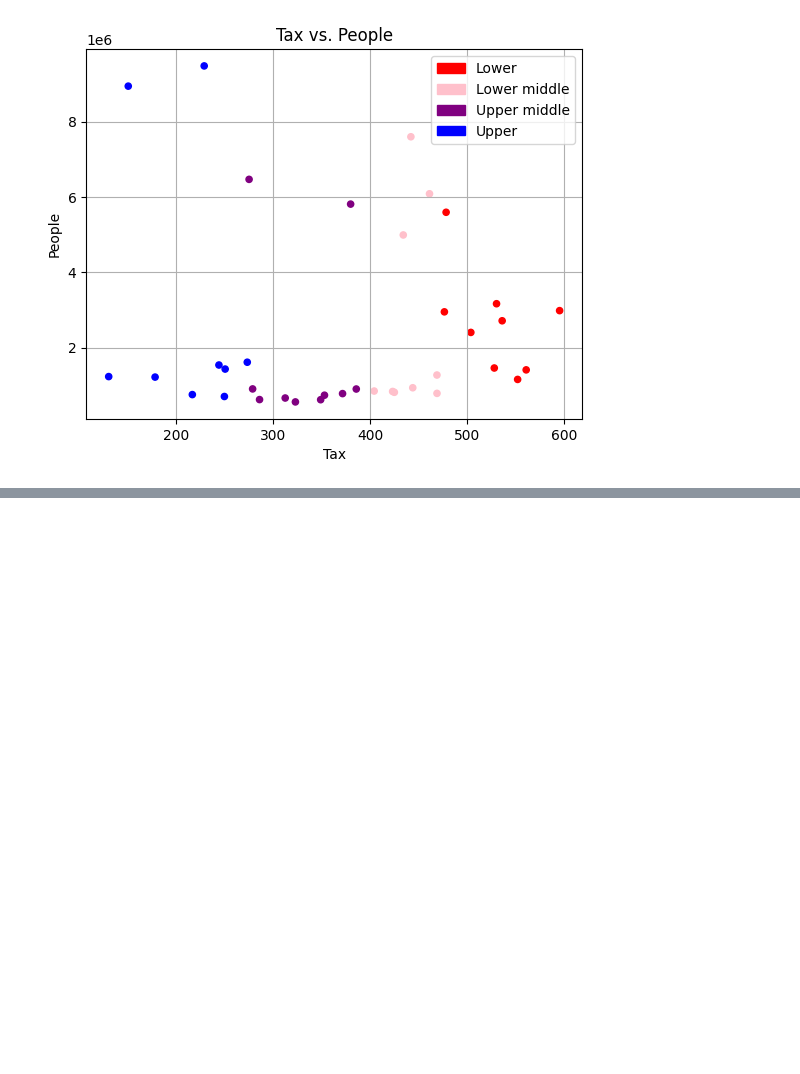
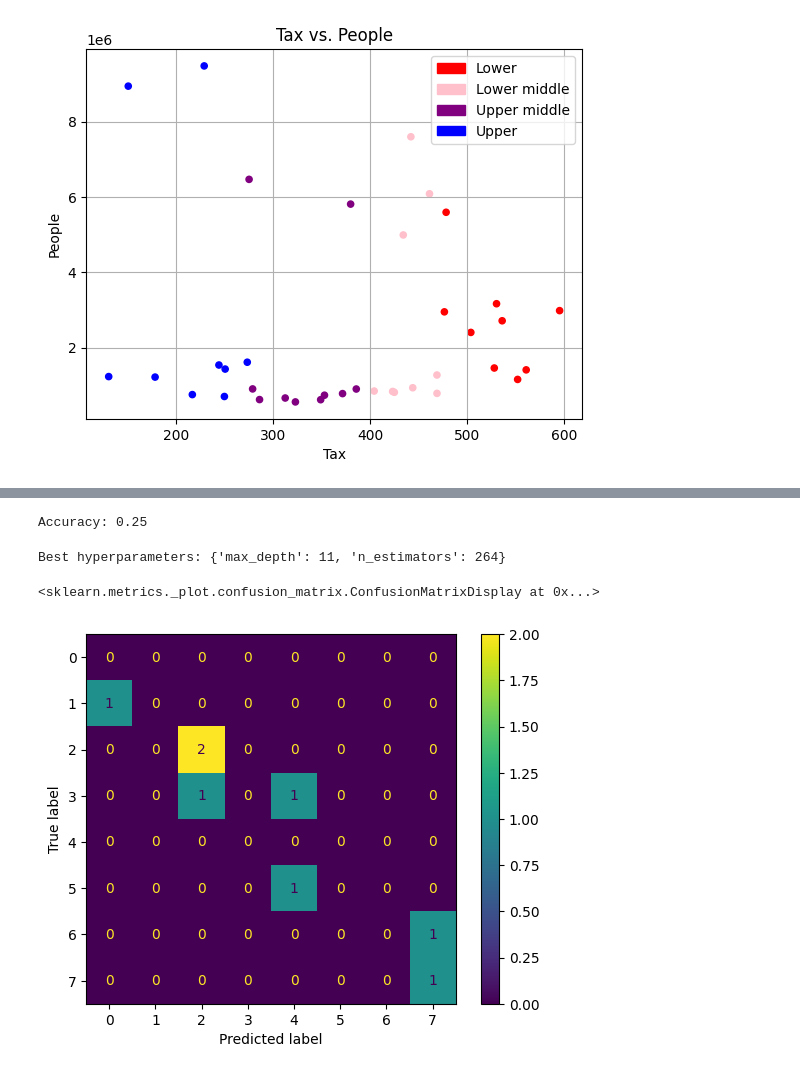
Before and after one commit to Katie-Maddick/University-Big-Data-Project, a Jupyter notebook: Project_26313331/Project.ipynb, the cells around one changed output, grey strips where cells are left out. Saved outputs shown, nothing was run; the diff lists cells and outputs as text; code cells hidden in the pictures; blank space fills up the shorter version.

```diff
--- a/Project_26313331/Project.ipynb
+++ b/Project_26313331/Project.ipynb
@@ -331,0 +536,78 @@ only showing top 20 rows
+# %%
+# Random forest
+from sklearn.ensemble import RandomForestClassifier
+
+# Imports
+from sklearn import ensemble
+from sklearn.metrics import accuracy_score
+from scipy.stats import randint
+from sklearn.model_selection import RandomizedSearchCV
+
+# Function to shorten strings
+def shorten(x):
+    return x[1:]
+
+# Apply function
+c = Dat['Code']
+n_c = c.apply(shorten)
+Dat['Code'] = n_c
+
+r = Dat['Region']
+n_r = r.apply(shorten)
+Dat['Region'] = n_r
+
+# Change classifier to integer for ease
+Dat['Class'] = Dat['Class'].map({'Lower':0,'Lower Middle':1,'Upper Middle':2,'Upper':3,'Unknown':4})
+
+# Define X and y
+X = Dat.drop(columns = ['Rating','Area','Geography'],axis=1)
+y = Dat['Rating']
+
+# Split data
+X_train, X_test, y_train, y_test = train_test_split(X, y, test_size=0.2)
+
+# Create classifier
+rf = RandomForestClassifier()
+rf.fit(X_train, y_train) # Fit data
+
+# Make predictions
+y_pred = rf.predict(X_test)
+
+# Get accuracy score for evaluation
+accuracy = accuracy_score(y_test, y_pred)
+print("Accuracy:", accuracy)
+
+# Hyperparameter tuning
+param_dist = {'n_estimators': randint(50,500),
+              'max_depth': randint(1,20)}
+
+# Create a random forest classifier
+rf = RandomForestClassifier()
+
+# Use random search to find the best hyperparameters
+rand_search = RandomizedSearchCV(rf,
+                                 param_distributions = param_dist,
+                                 n_iter=5,
+                                 cv=5)
+
+# Fit the random search object to the data
+rand_search.fit(X_train, y_train)
+
+# Create a variable for the best model
+best_rf = rand_search.best_estimator_
+
+# Print the best hyperparameters
+print('Best hyperparameters:',  rand_search.best_params_)
+
+# Generate predictions with the best model
+y_pred = best_rf.predict(X_test)
+
+# Create the confusion matrix
+cm = metrics.confusion_matrix(y_test, y_pred)
+
+metrics.ConfusionMatrixDisplay(confusion_matrix=cm).plot()
+# %% [output]
+Accuracy: 0.25
+Best hyperparameters: {'max_depth': 11, 'n_estimators': 264}
+<sklearn.metrics._plot.confusion_matrix.ConfusionMatrixDisplay at 0x...>
+[figure, added]
```
Also changed, not shown: parts of 11 cells of this notebook.
